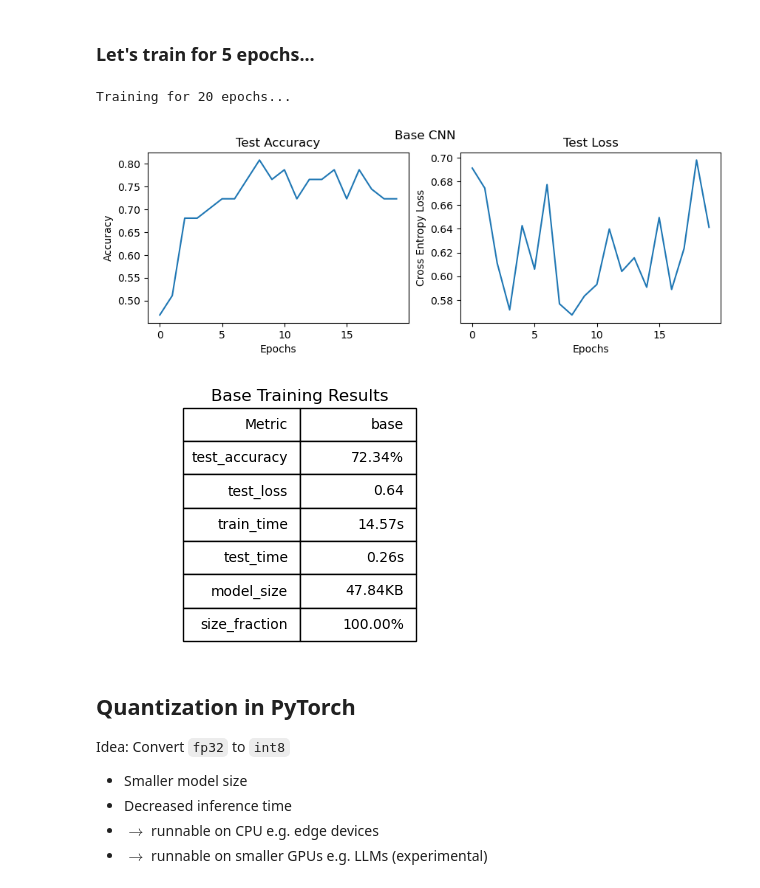
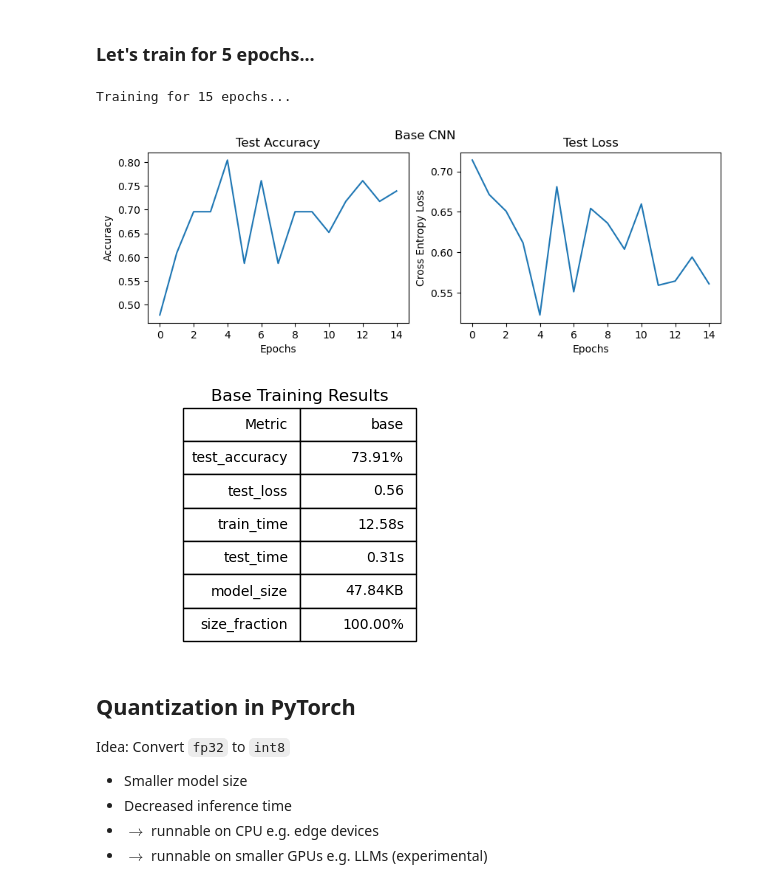
Before and after one commit to juelg/Knoedel, a Jupyter notebook: pytorch_quant.ipynb, the cells around one changed output. Cells and saved outputs as stored; diff of their text form; code cells hidden in the pictures.

Commit message:
data_aug

```diff
--- a/pytorch_quant.ipynb
+++ b/pytorch_quant.ipynb
@@ -254,11 +255,17 @@ Let's use KnoedelSet:
 # %%
 transform_list = [
     transforms.ToTensor(),
-    transforms.Normalize(mean=[0.5,0.5,0.5], std=[0.5,0.5,0.5])
+    transforms.Normalize(mean=[0.5,0.5,0.5], std=[0.5,0.5,0.5]),
 ]
-transform_list = transforms.Compose(transform_list)
-training_data = KnoedelSet(root='data', train=True, transform=transforms.ToTensor())
-test_data = KnoedelSet(root='data', train=False, transform=transforms.ToTensor())
+transform_list_train = transform_list + [
+    transforms.RandomHorizontalFlip(p=0.2),
+    # transforms.RandomVerticalFlip(p=0.5),
+    transforms.RandomRotation(30),
+]
+transform_test = transforms.Compose(transform_list)
+transform_train = transforms.Compose(transform_list_train)
+training_data = KnoedelSet(root='data', train=True, transform=transform_test)
+test_data = KnoedelSet(root='data', train=False, transform=transform_train)
 # %% [markdown]
 ### KnoedelSet: Knödel Classification
 - Images of Knödels and other objects (tennis, table tennis, )
@@ -323,15 +330,15 @@ def train_loop(train_dataloader, model, loss_fn, optimizer, device="cpu"):
 ### Let's train for 5 epochs...
 # %%
 device = "cuda" if torch.cuda.is_available() else "cpu"
-epochs = 20
+epochs = 15
 accs, losses, train_time = fit(epochs, loss_fn, optimizer, model_fp32, train_dataloader, test_dataloader, device)
 _, _, test_time = test(loss_fn, model_fp32, test_dataloader, device)
 update_results_dict(results, "base", accs, losses, train_time, test_time, model_size_bytes(model_fp32), 1)
 plot_results(results, "base", "Base CNN")
 create_table(results, title="Base Training Results")
 # %% [output]
-Training for 20 epochs...
+Training for 15 epochs...
-[figure, old version]
+[figure, new version]
 [figure]
 # %% [markdown]
 ## Quantization in PyTorch
```
Also changed, not shown: parts of 6 cells of this notebook, 1 other file.
